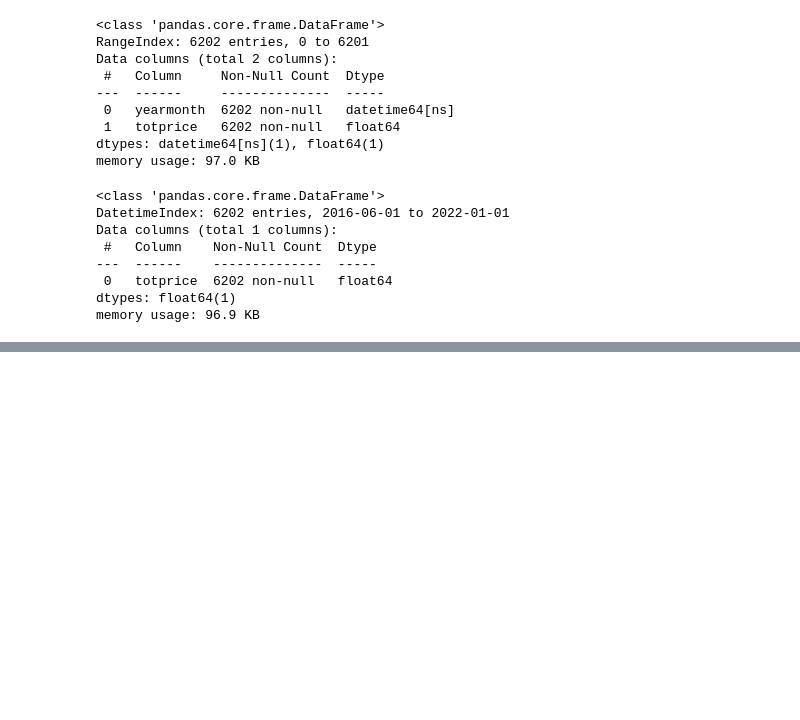
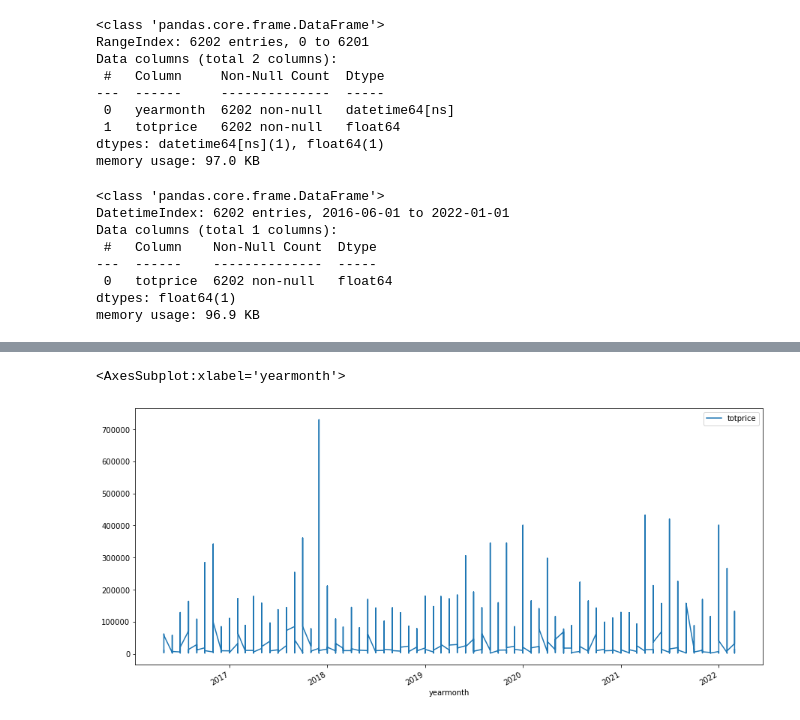
Before and after one commit to Keylla-Rodrigues/Forescasting-sales, a Jupyter notebook: Forecasting-sales.ipynb, the cells around one changed output, grey strips where cells are left out. Saved outputs shown, nothing was run; the diff lists cells and outputs as text; code cells hidden in the pictures; blank space fills up the shorter version.

```diff
--- a/Forecasting-sales.ipynb
+++ b/Forecasting-sales.ipynb
@@ -96,3 +125,6 @@ memory usage: 96.9 KB
 # %%
 #Transf eh feita por causa do grafico DataFrame.plot() onde requer q o eixo
-#df.plot(figsize=(15, 7))
+df.plot(figsize=(15, 7))
+# %% [output]
+<AxesSubplot:xlabel='yearmonth'>
+[figure, added]
```
Also changed, not shown: parts of 3 cells of this notebook.
